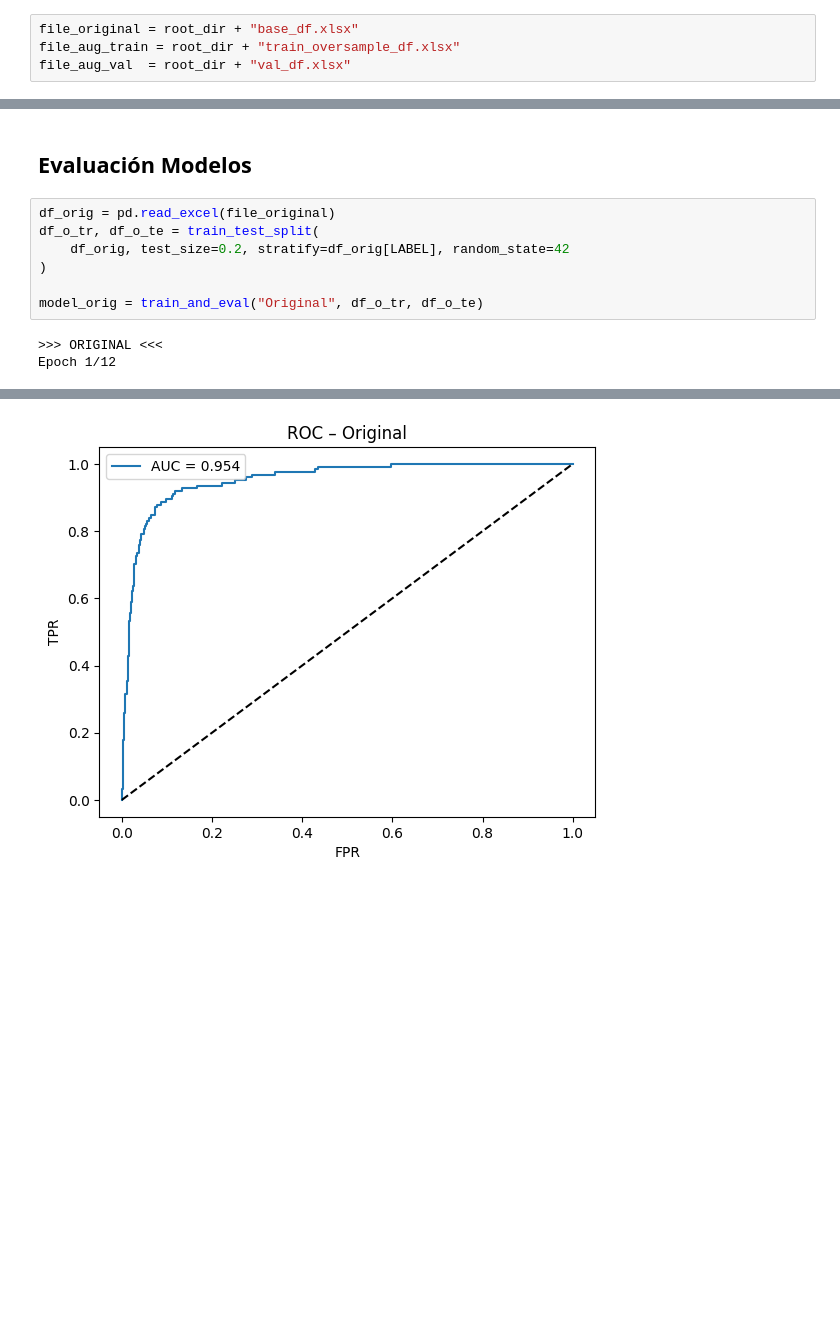
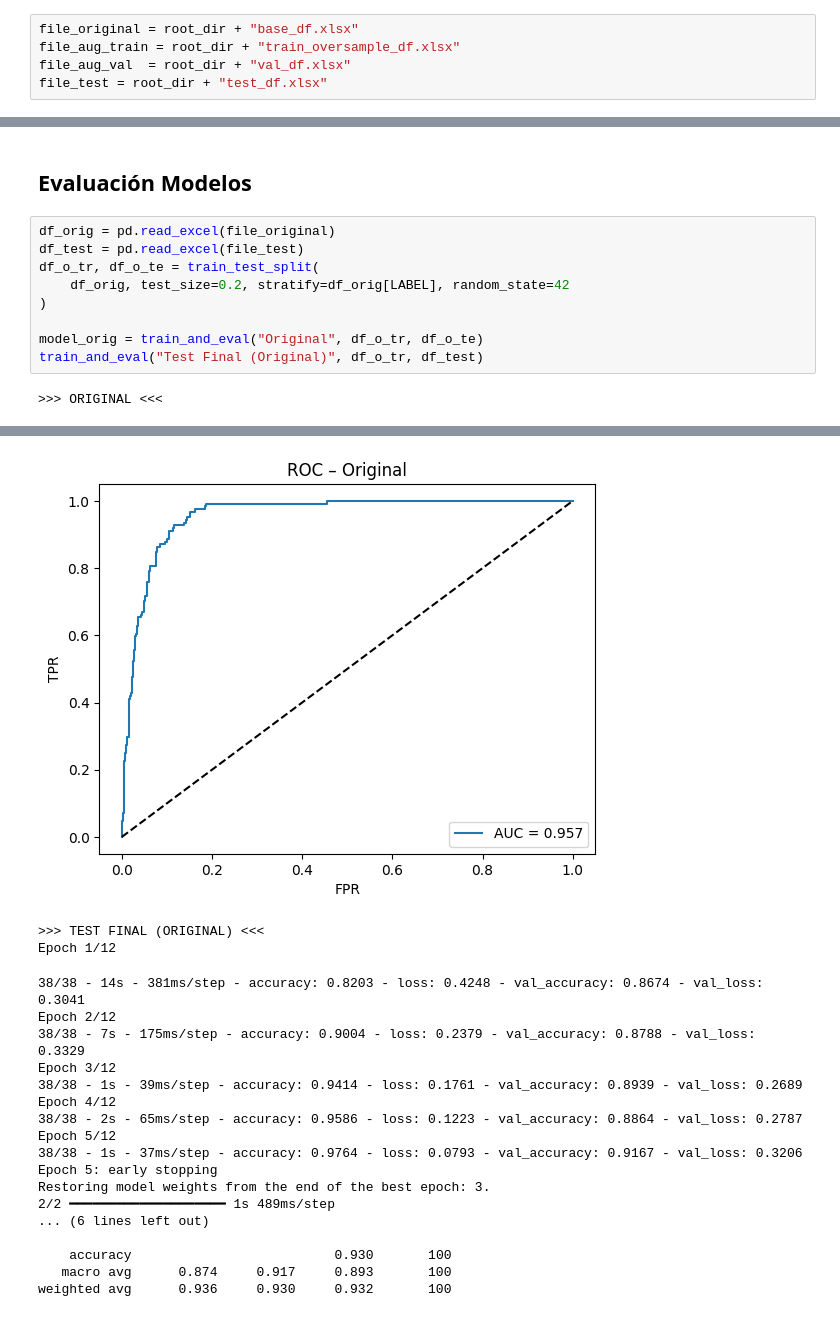
Before and after one commit to AI4Radiology/RAD-ALERT, a Jupyter notebook: notebooks/3_Modelo_LSTM.ipynb, the cells around one changed output, grey strips where cells are left out. Saved outputs shown, nothing was run; the diff lists cells and outputs as text; blank space fills up the shorter version.

```diff
--- a/notebooks/3_Modelo_LSTM.ipynb
+++ b/notebooks/3_Modelo_LSTM.ipynb
@@ -36,6 +40,7 @@ export_dir = '/content/drive/MyDrive/PDG/models/'
 file_original = root_dir + "base_df.xlsx"
 file_aug_train = root_dir + "train_oversample_df.xlsx"
 file_aug_val  = root_dir + "val_df.xlsx"
+file_test = root_dir + "test_df.xlsx"
 # %% [markdown]
 ## **Preprocesamiento**
 # %%
@@ -110,11 +115,12 @@ def train_and_eval(name, df_tr, df_te):
 ## **Evaluación Modelos**
 # %%
 df_orig = pd.read_excel(file_original)
+df_test = pd.read_excel(file_test)
 df_o_tr, df_o_te = train_test_split(
     df_orig, test_size=0.2, stratify=df_orig[LABEL], random_state=42
 )
 
 model_orig = train_and_eval("Original", df_o_tr, df_o_te)
+train_and_eval("Test Final (Original)", df_o_tr, df_test)
 # %% [output]
 >>> ORIGINAL <<<
-Epoch 1/12
@@ -139 +145,20 @@ weighted avg      0.925     0.924     0.925       659
-[figure, old version]
+[figure, new version]
+>>> TEST FINAL (ORIGINAL) <<<
+Epoch 1/12
+38/38 - 14s - 381ms/step - accuracy: 0.8203 - loss: 0.4248 - val_accuracy: 0.8674 - val_loss: 0.3041
+Epoch 2/12
+38/38 - 7s - 175ms/step - accuracy: 0.9004 - loss: 0.2379 - val_accuracy: 0.8788 - val_loss: 0.3329
+Epoch 3/12
+38/38 - 1s - 39ms/step - accuracy: 0.9414 - loss: 0.1761 - val_accuracy: 0.8939 - val_loss: 0.2689
+Epoch 4/12
+38/38 - 2s - 65ms/step - accuracy: 0.9586 - loss: 0.1223 - val_accuracy: 0.8864 - val_loss: 0.2787
+Epoch 5/12
+38/38 - 1s - 37ms/step - accuracy: 0.9764 - loss: 0.0793 - val_accuracy: 0.9167 - val_loss: 0.3206
+Epoch 5: early stopping
+Restoring model weights from the end of the best epoch: 3.
+2/2 ━━━━━━━━━━━━━━━━━━━━ 1s 489ms/step
+... (6 lines left out)
+
+    accuracy                          0.930       100
+   macro avg      0.874     0.917     0.893       100
+weighted avg      0.936     0.930     0.932       100
```
Also changed, not shown: parts of 10 cells of this notebook, 13 other files.
